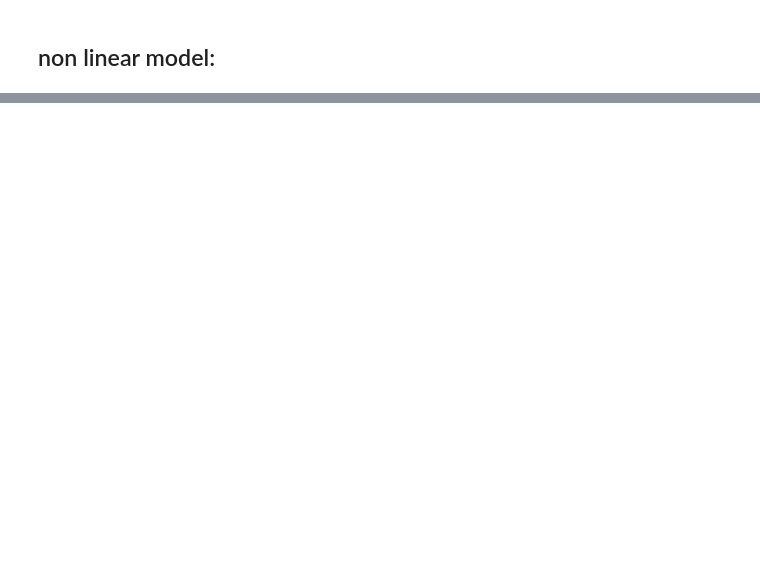
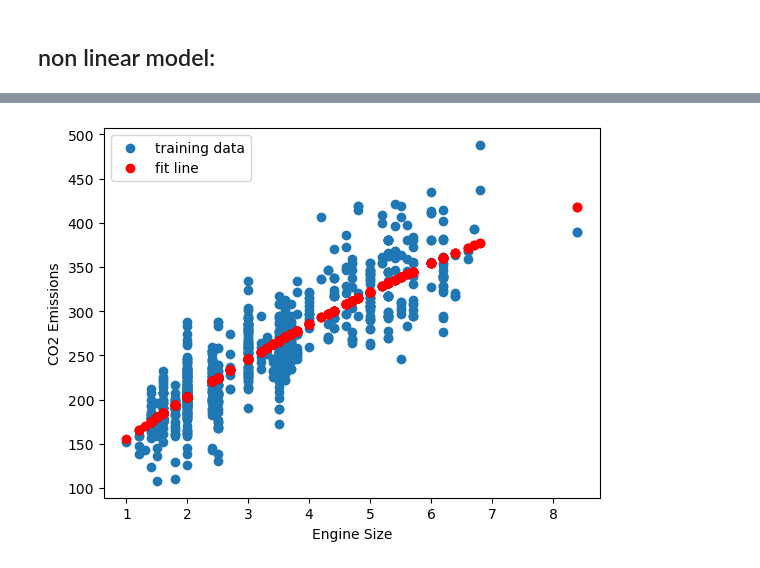
Before and after one commit to AliShrz/My-Machine-Learning, a Jupyter notebook: My Machine Learning.ipynb, the cells around one changed output, grey strips where cells are left out. Saved outputs shown, nothing was run; the diff lists cells and outputs as text; code cells hidden in the pictures; blank space fills up the shorter version.

```diff
--- a/My Machine Learning.ipynb
+++ b/My Machine Learning.ipynb
@@ -271,20 +271,22 @@ R2-score: 0.6943072675230401
 # %%
 from sklearn.linear_model import LinearRegression
 from sklearn.preprocessing import PolynomialFeatures
 
 poly = PolynomialFeatures(degree=2)
 train_x_poly = poly.fit_transform(train_x_non_linear)
 
 clf = LinearRegression()
 clf.fit(train_x_poly, train_y_non_linear)
 
 # Predict values
 train_y_poly_pred = clf.predict(train_x_poly)
 
 # Plot
 plt.scatter(train['ENGINESIZE'], train['CO2EMISSIONS'], label='training data')
-plt.plot(train_x_non_linear, train_y_poly_pred, '-r', label='fit line')
+plt.plot(train_x_non_linear, train_y_poly_pred, 'or', label='fit line')
 plt.xlabel('Engine Size')
 plt.ylabel('CO2 Emissions')
 plt.legend()
 plt.show()
+# %% [output]
+[figure, added]
```
Also changed, not shown: parts of 13 cells of this notebook.
